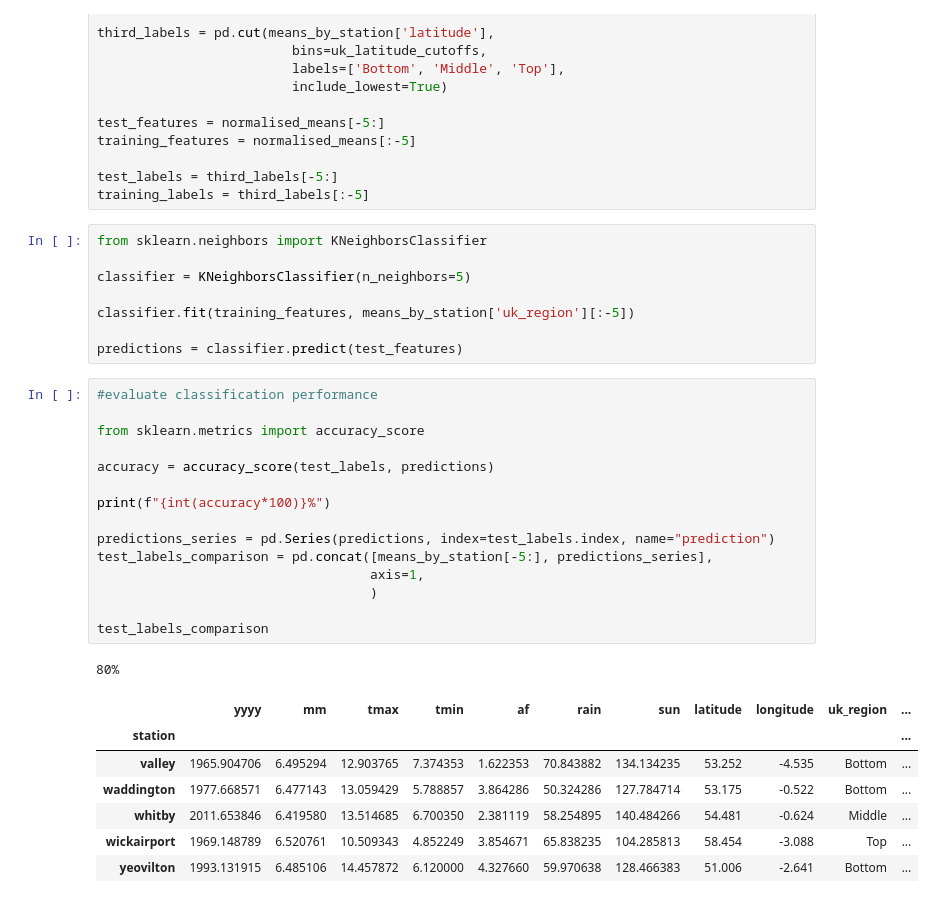
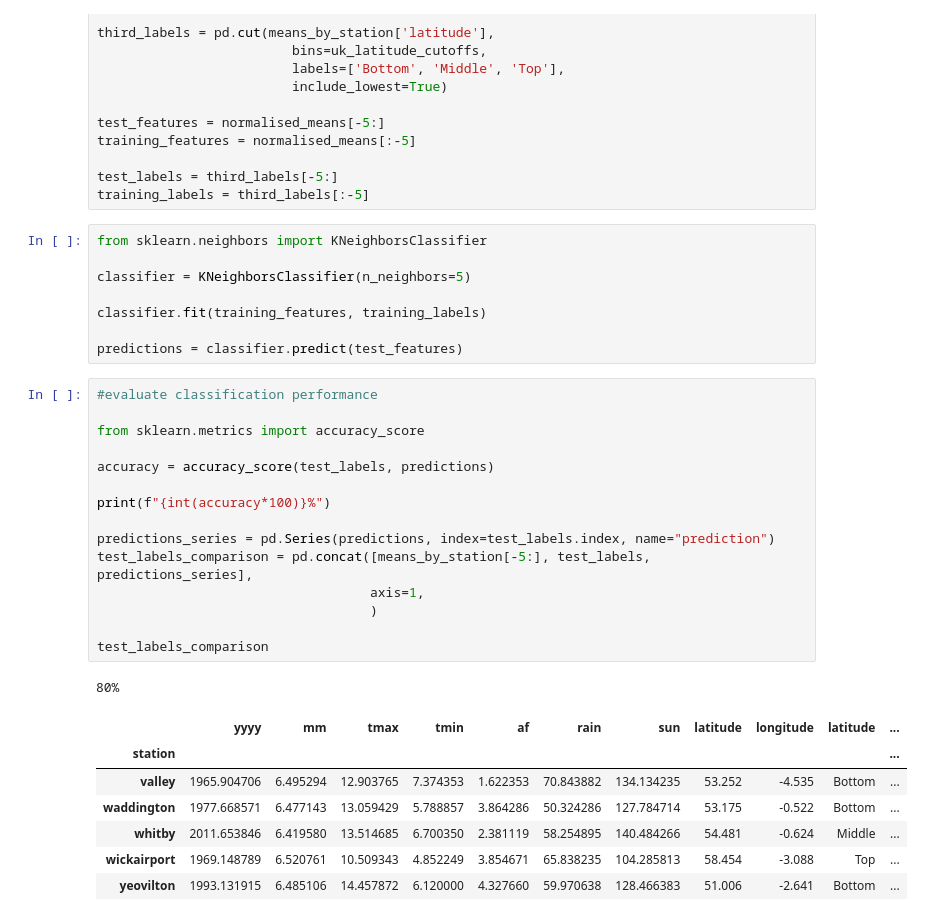
Before and after one commit to seang096/weather-happiness-assessment, a Jupyter notebook: analysis.ipynb, the cells around one changed output. Saved outputs shown, nothing was run; the diff lists cells and outputs as text.

```diff
--- a/analysis.ipynb
+++ b/analysis.ipynb
@@ -154,27 +154,27 @@ from sklearn.neighbors import KNeighborsClassifier
 
 classifier = KNeighborsClassifier(n_neighbors=5)
 
-classifier.fit(training_features, means_by_station['uk_region'][:-5])
+classifier.fit(training_features, training_labels)
 
 predictions = classifier.predict(test_features)
 # %%
 #evaluate classification performance
 
 from sklearn.metrics import accuracy_score
 
 accuracy = accuracy_score(test_labels, predictions)
 
 print(f"{int(accuracy*100)}%")
 
 predictions_series = pd.Series(predictions, index=test_labels.index, name="prediction")
-test_labels_comparison = pd.concat([means_by_station[-5:], predictions_series],
+test_labels_comparison = pd.concat([means_by_station[-5:], test_labels, predictions_series],
                                    axis=1,
                                    )
 
 test_labels_comparison
 # %% [output]
 80%
-|  | yyyy | mm | tmax | tmin | af | rain | sun | latitude | longitude | uk_region | ... |
+|  | yyyy | mm | tmax | tmin | af | rain | sun | latitude | longitude | latitude | ... |
 | station |  |  |  |  |  |  |  |  |  |  | ... |
 | valley | 1965.904706 | 6.495294 | 12.903765 | 7.374353 | 1.622353 | 70.843882 | 134.134235 | 53.252 | -4.535 | Bottom | ... |
 | waddington | 1977.668571 | 6.477143 | 13.059429 | 5.788857 | 3.864286 | 50.324286 | 127.784714 | 53.175 | -0.522 | Bottom | ... |
```
Also changed, not shown: parts of 6 cells of this notebook, 4 other files.
